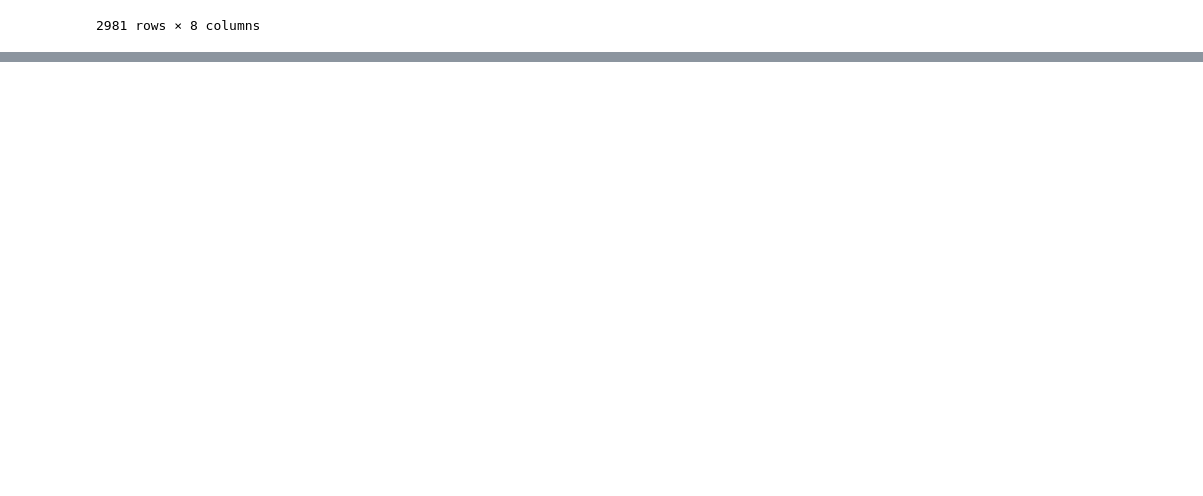
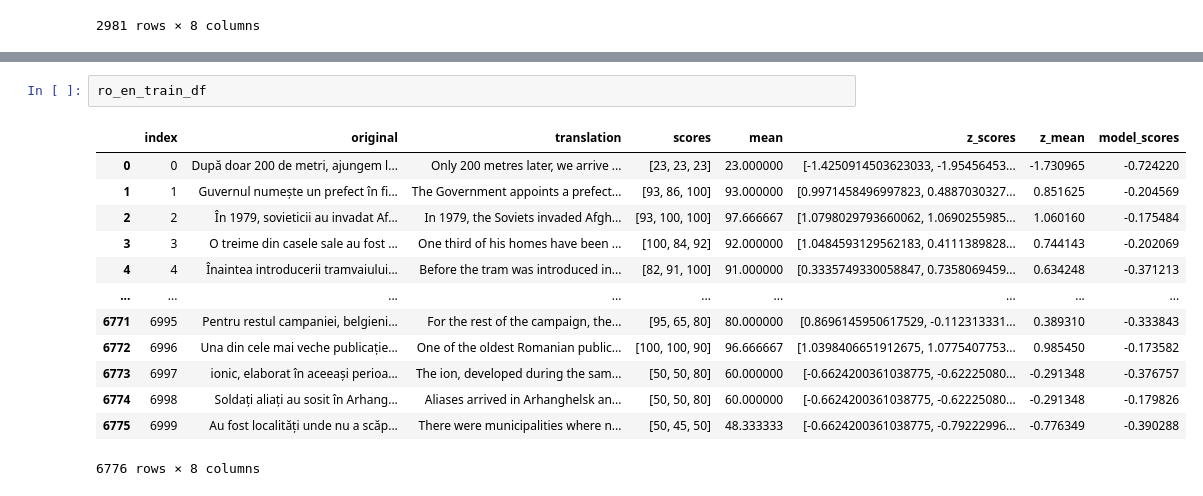
Before and after one commit to reidya3/Shared_task_wmt_2020, a Jupyter notebook: notebooks/data_augmentation.ipynb, the cells around one changed output, grey strips where cells are left out. Saved outputs shown, nothing was run; the diff lists cells and outputs as text; blank space fills up the shorter version.

```diff
--- a/notebooks/data_augmentation.ipynb
+++ b/notebooks/data_augmentation.ipynb
@@ -114,0 +235,16 @@ augmented_df
+# %%
+ro_en_train_df
+# %% [output]
+|  | index | original | translation | scores | mean | z_scores | z_mean | model_scores |
+| 0 | 0 | După doar 200 de metri, ajungem l... | Only 200 metres later, we arrive ... | [23, 23, 23] | 23.000000 | [-1.4250914503623033, -1.95456453... | -1.730965 | -0.724220 |
+| 1 | 1 | Guvernul numește un prefect în fi... | The Government appoints a prefect... | [93, 86, 100] | 93.000000 | [0.9971458496997823, 0.4887030327... | 0.851625 | -0.204569 |
+| 2 | 2 | În 1979, sovieticii au invadat Af... | In 1979, the Soviets invaded Afgh... | [93, 100, 100] | 97.666667 | [1.0798029793660062, 1.0690255985... | 1.060160 | -0.175484 |
+| 3 | 3 | O treime din casele sale au fost ... | One third of his homes have been ... | [100, 84, 92] | 92.000000 | [1.0484593129562183, 0.4111389828... | 0.744143 | -0.202069 |
+| 4 | 4 | Înaintea introducerii tramvaiului... | Before the tram was introduced in... | [82, 91, 100] | 91.000000 | [0.3335749330058847, 0.7358069459... | 0.634248 | -0.371213 |
+| ... | ... | ... | ... | ... | ... | ... | ... | ... |
+| 6771 | 6995 | Pentru restul campaniei, belgieni... | For the rest of the campaign, the... | [95, 65, 80] | 80.000000 | [0.8696145950617529, -0.112313331... | 0.389310 | -0.333843 |
+| 6772 | 6996 | Una din cele mai veche publicație... | One of the oldest Romanian public... | [100, 100, 90] | 96.666667 | [1.0398406651912675, 1.0775407753... | 0.985450 | -0.173582 |
+| 6773 | 6997 | ionic, elaborat în aceeași perioa... | The ion, developed during the sam... | [50, 50, 80] | 60.000000 | [-0.6624200361038775, -0.62225080... | -0.291348 | -0.376757 |
+| 6774 | 6998 | Soldați aliați au sosit în Arhang... | Aliases arrived in Arhanghelsk an... | [50, 50, 80] | 60.000000 | [-0.6624200361038775, -0.62225080... | -0.291348 | -0.179826 |
+| 6775 | 6999 | Au fost localități unde nu a scăp... | There were municipalities where n... | [50, 45, 50] | 48.333333 | [-0.6624200361038775, -0.79222996... | -0.776349 | -0.390288 |
+6776 rows × 8 columns
```
Also changed, not shown: parts of 14 cells of this notebook, 4 other files.
